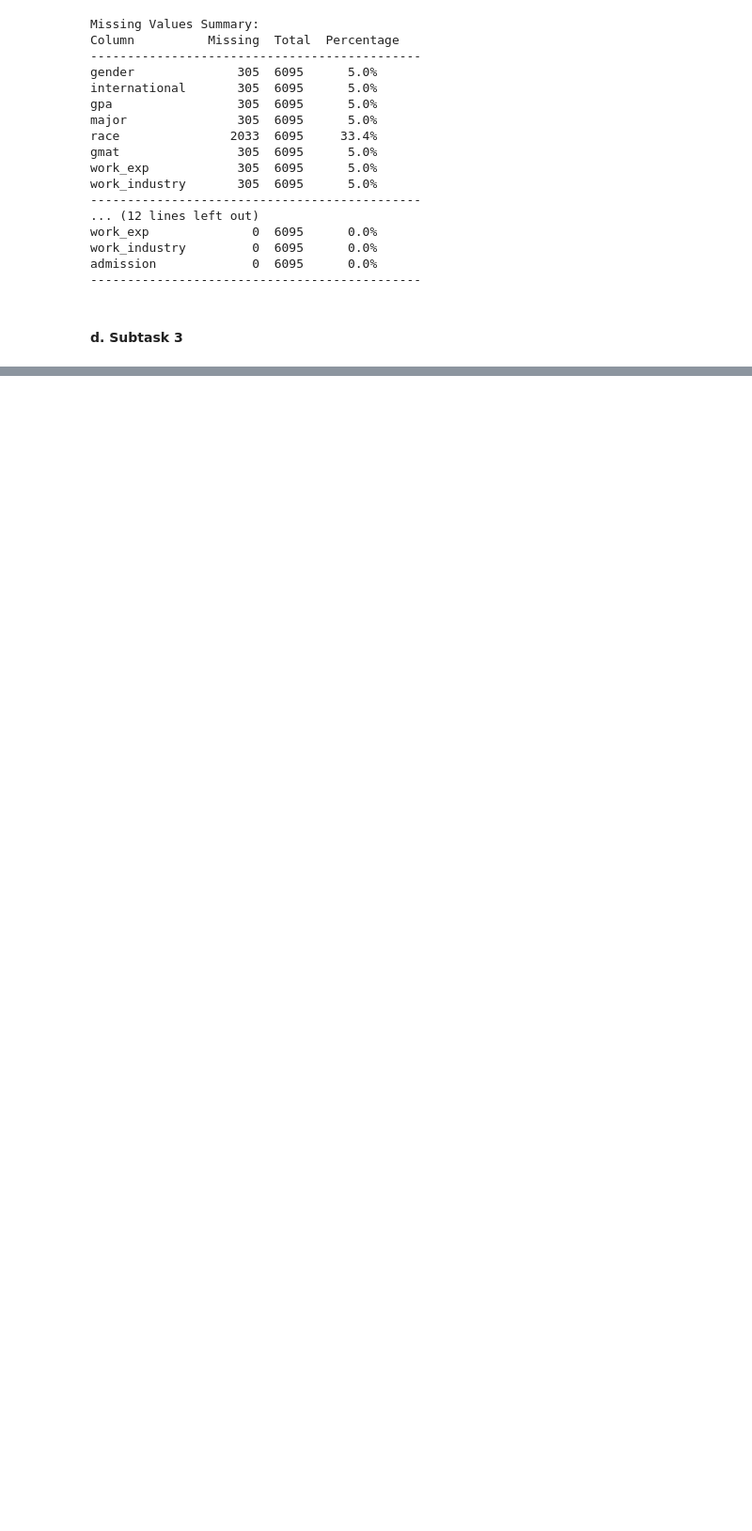
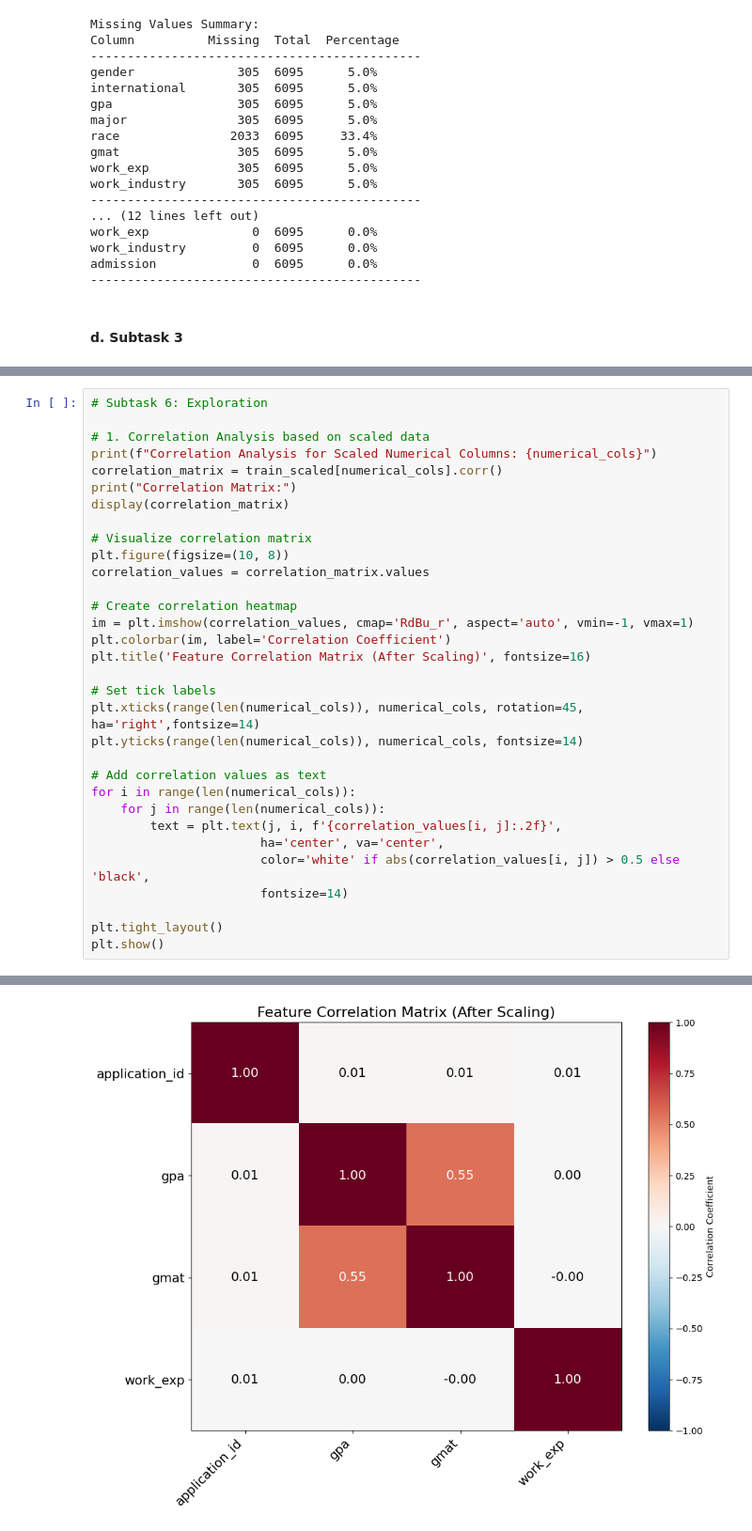
Before and after one commit to Ortunate/AI_Pi_Entrance_Test, a Jupyter notebook: 2025_1/work/1.ipynb, the cells around one changed output, grey strips where cells are left out. Shown at 94% size. Cells and saved outputs as stored; diff of their text form; blank space fills up the shorter version.

```diff
--- a/2025_1/work/1.ipynb
+++ b/2025_1/work/1.ipynb
@@ -264,0 +396,33 @@ print(f"No missing values: {train_final.isnull().sum().sum() == 0}")
+# %%
+# Subtask 6: Exploration
+
+# 1. Correlation Analysis based on scaled data
+print(f"Correlation Analysis for Scaled Numerical Columns: {numerical_cols}")
+correlation_matrix = train_scaled[numerical_cols].corr()
+print("Correlation Matrix:")
+display(correlation_matrix)
+
+# Visualize correlation matrix
+plt.figure(figsize=(10, 8))
+correlation_values = correlation_matrix.values
+
+# Create correlation heatmap
+im = plt.imshow(correlation_values, cmap='RdBu_r', aspect='auto', vmin=-1, vmax=1)
+plt.colorbar(im, label='Correlation Coefficient')
+plt.title('Feature Correlation Matrix (After Scaling)', fontsize=16)
+
+# Set tick labels
+plt.xticks(range(len(numerical_cols)), numerical_cols, rotation=45, ha='right',fontsize=14)
+plt.yticks(range(len(numerical_cols)), numerical_cols, fontsize=14)
+
+# Add correlation values as text
+for i in range(len(numerical_cols)):
+    for j in range(len(numerical_cols)):
+        text = plt.text(j, i, f'{correlation_values[i, j]:.2f}',
+                       ha='center', va='center',
+                       color='white' if abs(correlation_values[i, j]) > 0.5 else 'black',
+                       fontsize=14)
+
+plt.tight_layout()
+plt.show()
+# %% [output]
@@ -264,0 +436 @@ print(f"No missing values: {train_final.isnull().sum().sum() == 0}")
+[figure, added]
```
Also changed, not shown: parts of 8 cells of this notebook, 1 other file.
